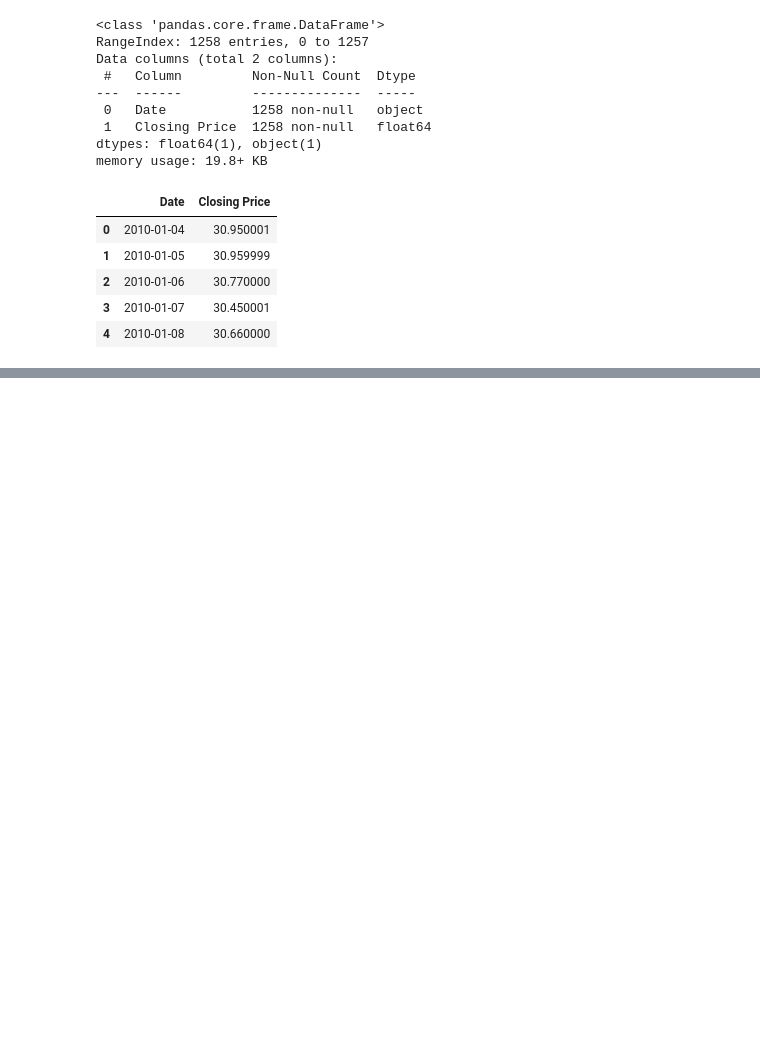
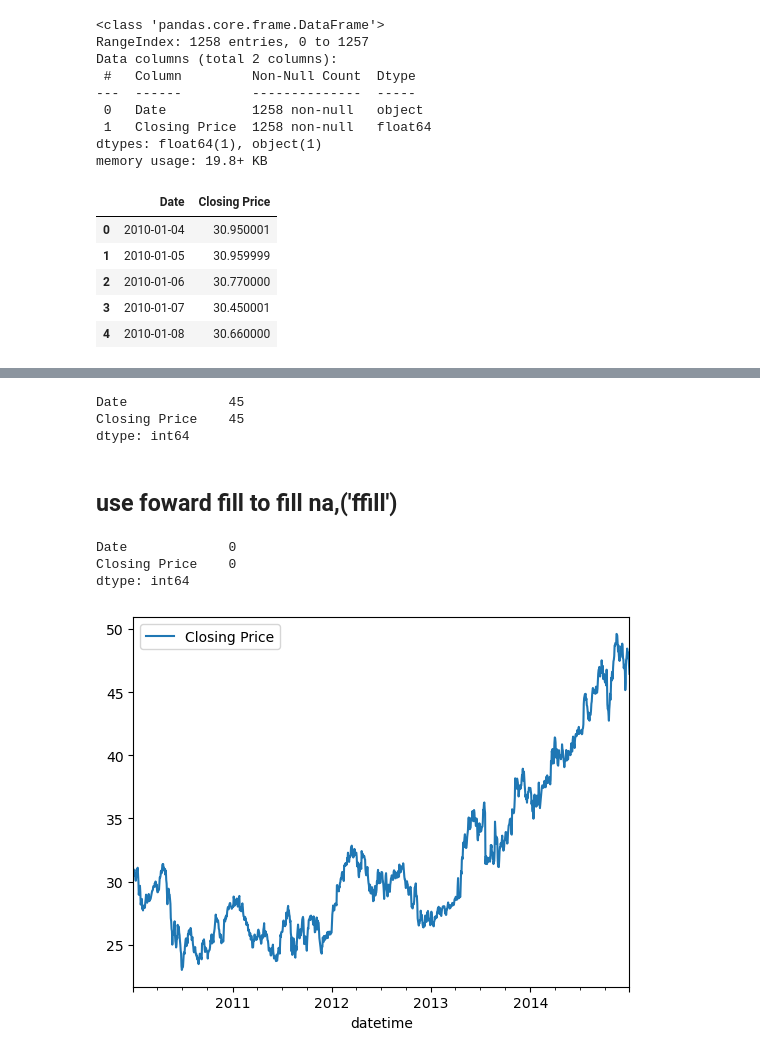
Before and after one commit to 808hanronald/w-14-practice, a Jupyter notebook: W14 practice 1.ipynb, the cells around one changed output, grey strips where cells are left out. Cells and saved outputs as stored; diff of their text form; code cells hidden in the pictures; blank space fills up the shorter version.

```diff
--- a/W14 practice 1.ipynb
+++ b/W14 practice 1.ipynb
@@ -67,0 +71,3 @@ Index(['2010-01-04', '2010-01-05', '2010-01-06', '2010-01-07', '2010-01-08',
+# %%
+df=df.resample("B").asfreq()
+df.head()
@@ -67,0 +93,19 @@ Index(['2010-01-04', '2010-01-05', '2010-01-06', '2010-01-07', '2010-01-08',
+# %%
+df.isna().sum()
+# %% [output]
+Date             45
+Closing Price    45
+dtype: int64
+# %% [markdown]
+## use foward fill to fill na,('ffill')
+# %%
+df=df.fillna(method='ffill')
+df.isna().sum()
+# %% [output]
+Date             0
+Closing Price    0
+dtype: int64
+# %%
+df.plot();
+# %% [output]
+[figure, added]
```
Also changed, not shown: parts of 25 cells of this notebook.
